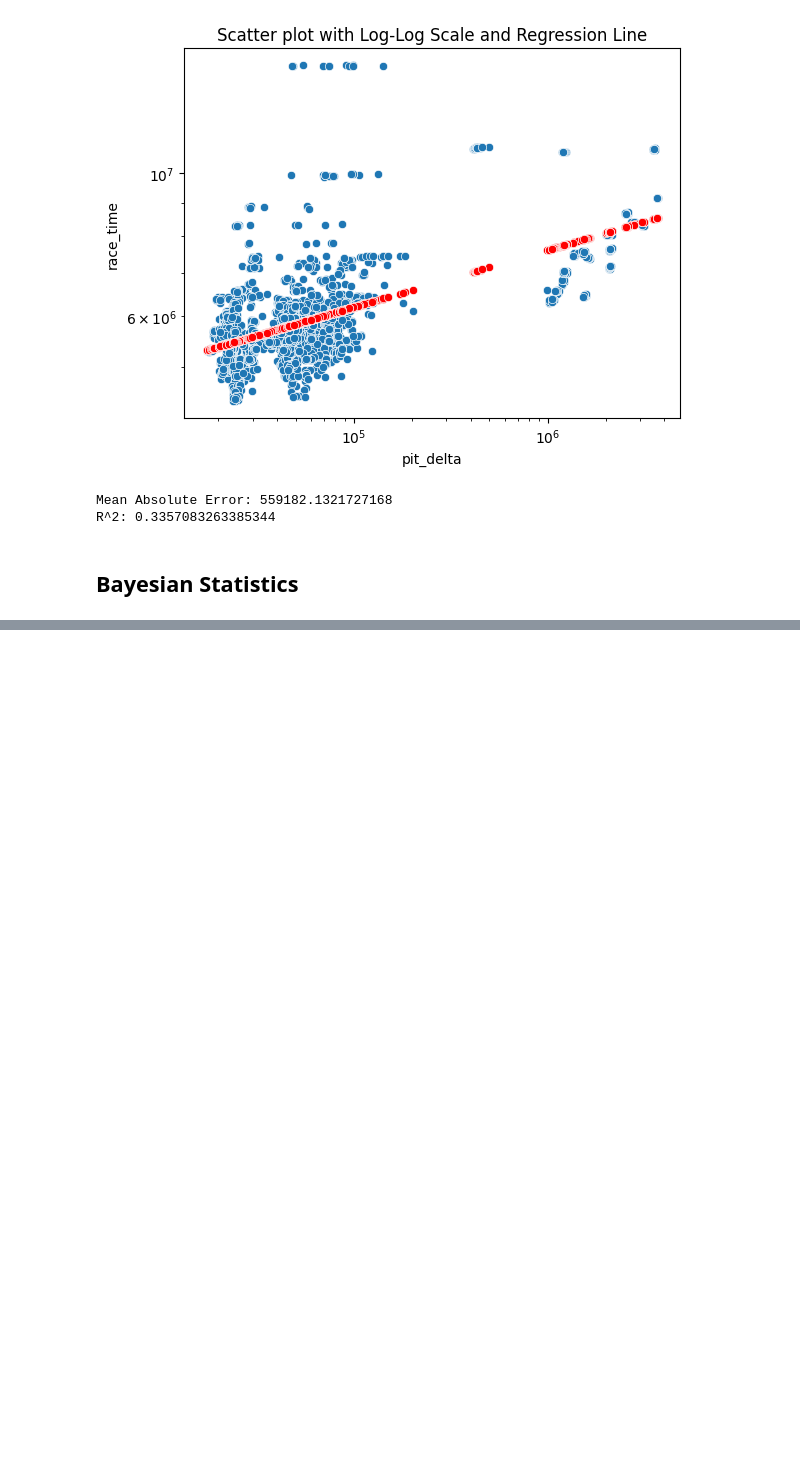
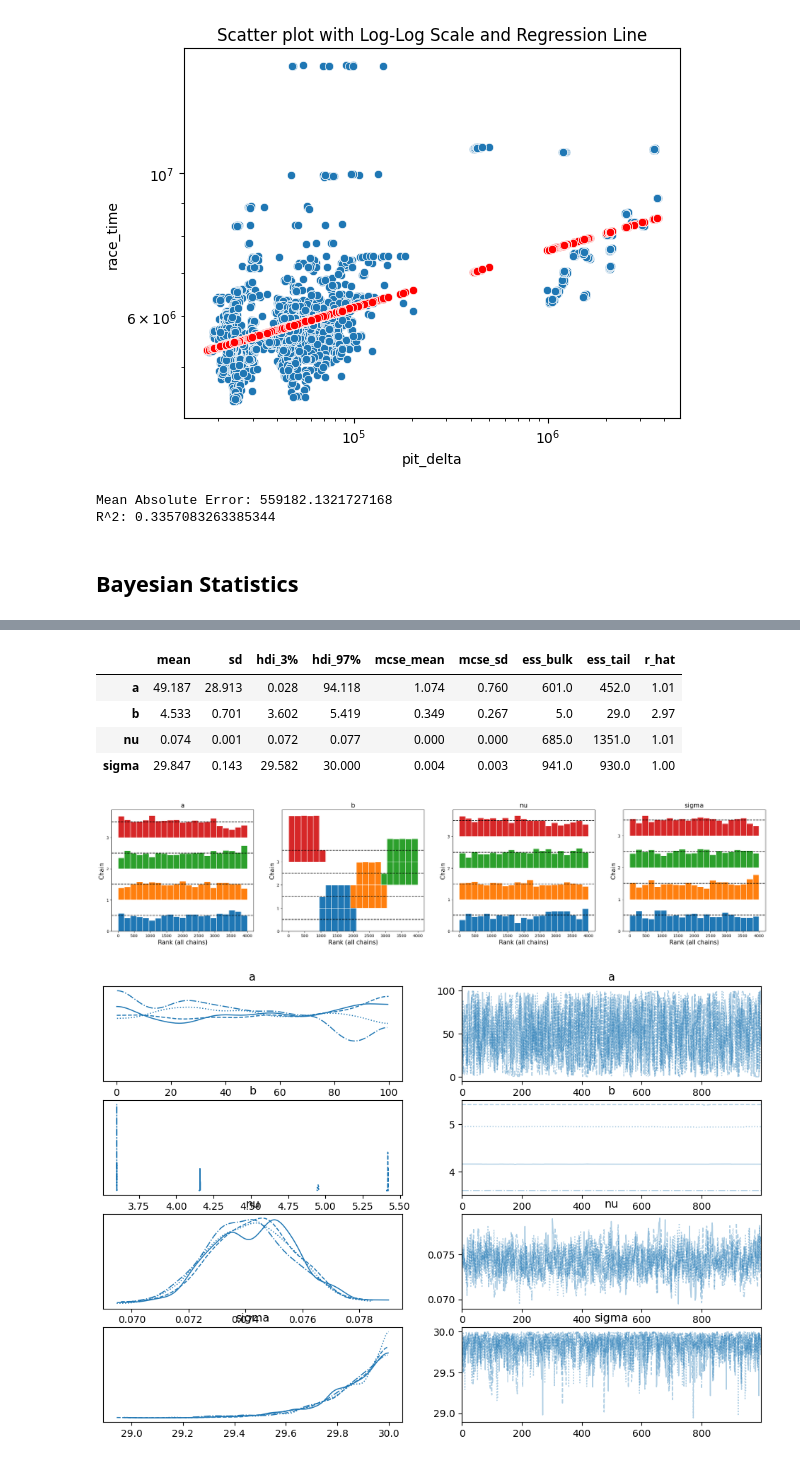
Before and after one commit to MacBeth-M/Capstone, a Jupyter notebook: Pitstops.ipynb, the cells around one changed output, grey strips where cells are left out. Cells and saved outputs as stored; diff of their text form; code cells hidden in the pictures; blank space fills up the shorter version.

```diff
--- a/Pitstops.ipynb
+++ b/Pitstops.ipynb
@@ -529,0 +540,21 @@ R^2: 0.3357083263385344
+# %%
+# Linear Model with Student T likelihood
+with pm.Model() as linear_model:
+    # Priors
+    a = pm.Uniform('a', lower = 0, upper = 100)
+    b = pm.Normal('b', mu = 0, sigma = 10)
+    nu = pm.HalfNormal('nu', sigma = 30)  # degrees of freedom for Student's T
+    sigma = pm.Uniform('sigma', 0, 30)
+
+    # Data
+    x = pm.MutableData('x', my_pit['pit_delta'])
+    y = pm.MutableData('y', my_pit['race_time'])
+
+    # Regression Mean (Linear Function)
+    mu = pm.Deterministic('mu', a + b * x)
+
+    # Likelihood using Student's T
+    pm.StudentT('likelihood', nu = nu, mu = mu, sigma = sigma, observed = y)
+
+    # Sampling
+    linear_trace = pm.sample(tune = 1000, draws = 1000, chains = 4)
@@ -529,0 +575,12 @@ R^2: 0.3357083263385344
+# %%
+az.plot_rank(linear_trace, var_names=['a', 'b', 'nu', 'sigma'])
+az.plot_trace(linear_trace, var_names=['a', 'b', 'nu', 'sigma'])
+az.summary(linear_trace, var_names=['a', 'b', 'nu', 'sigma'])
+# %% [output]
+|  | mean | sd | hdi_3% | hdi_97% | mcse_mean | mcse_sd | ess_bulk | ess_tail | r_hat |
+| a | 49.187 | 28.913 | 0.028 | 94.118 | 1.074 | 0.760 | 601.0 | 452.0 | 1.01 |
+| b | 4.533 | 0.701 | 3.602 | 5.419 | 0.349 | 0.267 | 5.0 | 29.0 | 2.97 |
+| nu | 0.074 | 0.001 | 0.072 | 0.077 | 0.000 | 0.000 | 685.0 | 1351.0 | 1.01 |
+| sigma | 29.847 | 0.143 | 29.582 | 30.000 | 0.004 | 0.003 | 941.0 | 930.0 | 1.00 |
+[figure, added]
+[figure, added]
```
Also changed, not shown: parts of 3 cells of this notebook.
